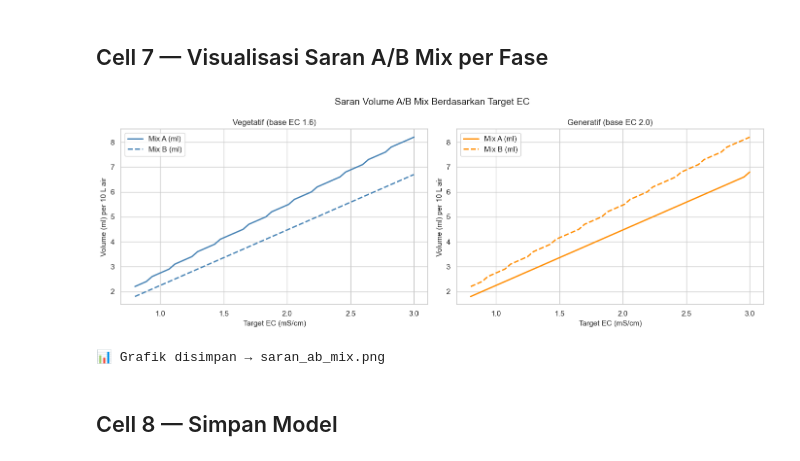
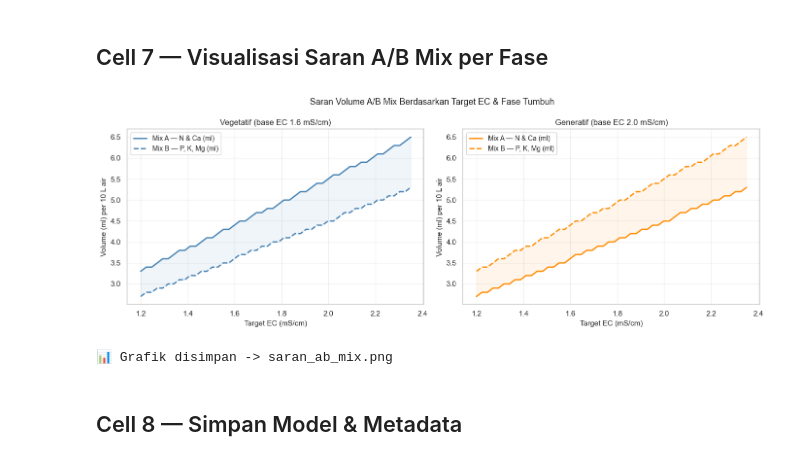
Before and after one commit to deevaz/precision_farming_adaptif, a Jupyter notebook: model1_target_ec_cloud.ipynb, the cells around one changed output. Drawn from its saved outputs; the diff is of its cells as text; code cells hidden in the pictures.

```diff
--- a/model1_target_ec_cloud.ipynb
+++ b/model1_target_ec_cloud.ipynb
@@ -320,33 +289,35 @@ for k_, v in hasil2.items():
 # %% [markdown]
 ## Cell 7 — Visualisasi Saran A/B Mix per Fase
 # %%
-ec_range = np.linspace(0.8, 3.0, 50)
+ec_range = np.linspace(1.2, 2.35, 50)
 
 fig, axes = plt.subplots(1, 2, figsize=(14, 5))
-
 for ax, fase_val, label, col in zip(
         axes, [0, 1],
-        ['Vegetatif (base EC 1.6)', 'Generatif (base EC 2.0)'],
+        ['Vegetatif (base EC 1.6 mS/cm)', 'Generatif (base EC 2.0 mS/cm)'],
         ['steelblue', 'darkorange']):
 
     vol_a = [saran_ab_mix(ec, fase_val, 1.0)['volume_a_ml'] for ec in ec_range]
     vol_b = [saran_ab_mix(ec, fase_val, 1.0)['volume_b_ml'] for ec in ec_range]
 
-    ax.plot(ec_range, vol_a, label='Mix A (ml)', color=col, linewidth=2)
-    ax.plot(ec_range, vol_b, label='Mix B (ml)', color=col, linewidth=2, linestyle='--')
+    ax.plot(ec_range, vol_a, label='Mix A — N & Ca (ml)', color=col, linewidth=2)
+    ax.plot(ec_range, vol_b, label='Mix B — P, K, Mg (ml)', color=col,
+            linewidth=2, linestyle='--')
+    ax.fill_between(ec_range, vol_a, vol_b, alpha=0.08, color=col)
     ax.set_title(label, fontsize=12)
     ax.set_xlabel('Target EC (mS/cm)', fontsize=11)
     ax.set_ylabel('Volume (ml) per 10 L air', fontsize=11)
-    ax.legend()
+    ax.legend(fontsize=10)
+    ax.grid(True, alpha=0.3)
 
-plt.suptitle('Saran Volume A/B Mix Berdasarkan Target EC', fontsize=14)
+plt.suptitle('Saran Volume A/B Mix Berdasarkan Target EC & Fase Tumbuh', fontsize=13)
 plt.tight_layout()
-plt.savefig('saran_ab_mix.png', dpi=150)
+plt.savefig('saran_ab_mix.png', dpi=150, bbox_inches='tight')
 plt.show()
-print('📊 Grafik disimpan → saran_ab_mix.png')
+print('📊 Grafik disimpan -> saran_ab_mix.png')
 # %% [output]
-[figure, old version]
+[figure, new version]
-📊 Grafik disimpan → saran_ab_mix.png
+📊 Grafik disimpan -> saran_ab_mix.png
 # %% [markdown]
-## Cell 8 — Simpan Model
+## Cell 8 — Simpan Model & Metadata
 # %%
```
Also changed, not shown: parts of 15 cells of this notebook, 7 other files.
